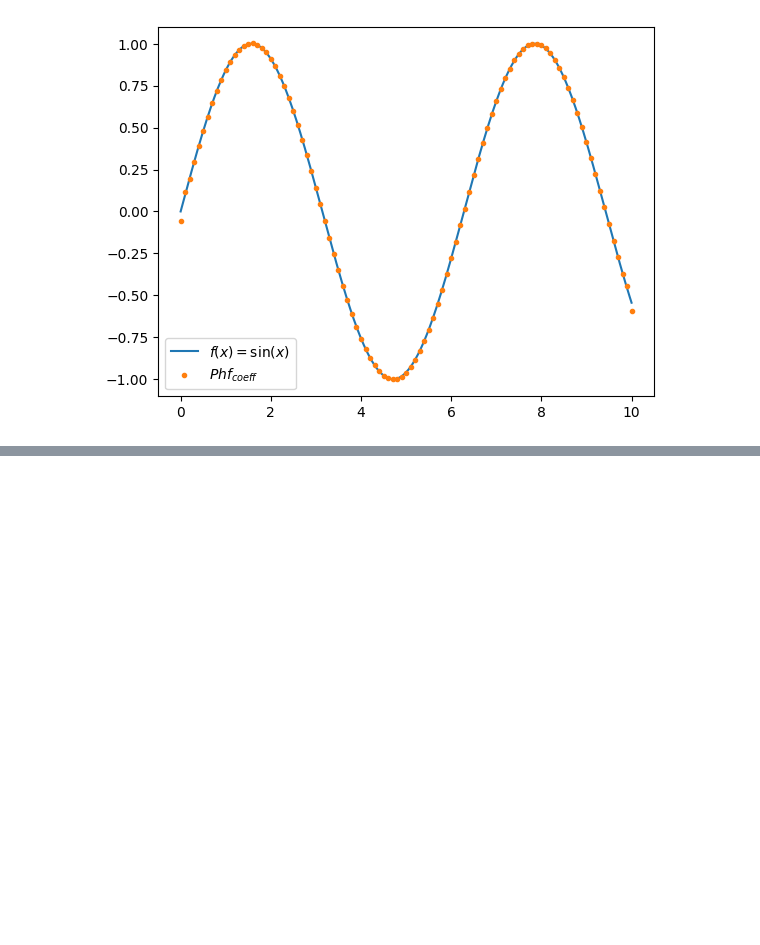
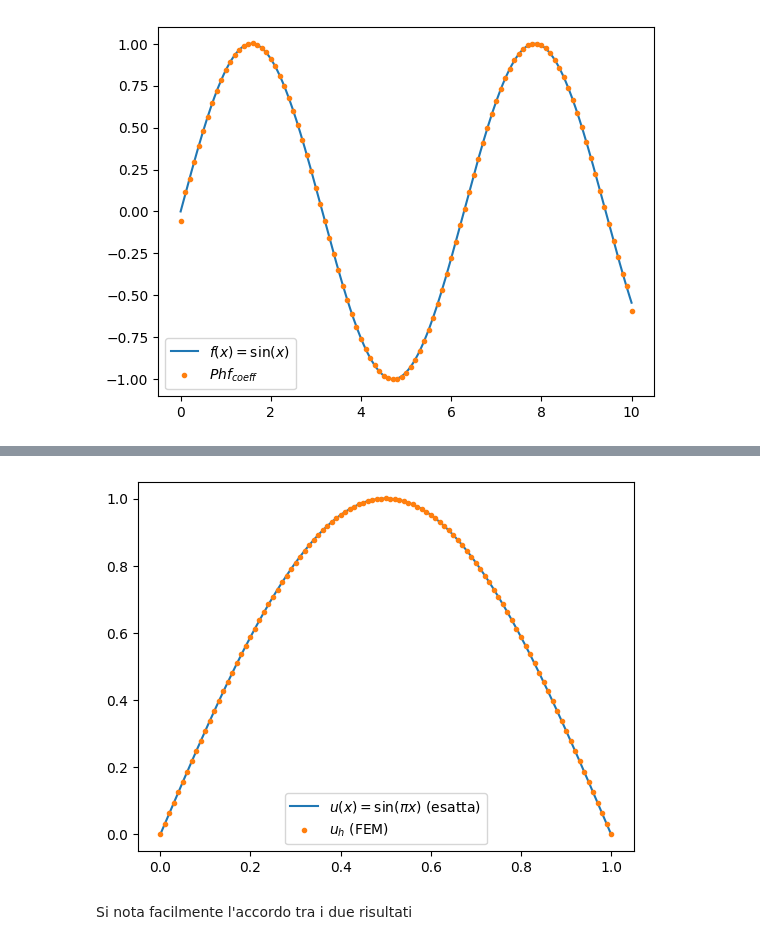
Before and after one commit to RobertoRiccucci/Analisi-agli-elementi-finiti-FEA-, a Jupyter notebook: Teoria/Teoria.ipynb, the cells around one changed output, grey strips where cells are left out. Cells and saved outputs as stored; diff of their text form; code cells hidden in the pictures; blank space fills up the shorter version.

```diff
--- a/Teoria/Teoria.ipynb
+++ b/Teoria/Teoria.ipynb
@@ -313,0 +513,56 @@ plt.show()
+# %%
+import numpy as np
+from matplotlib import pyplot as plt
+
+# Consideriamo l'intervallo I = [0, 1]
+x_a, x_b = 0, 1
+n = 100
+lunghezza_I = x_b - x_a
+H = np.linspace(x_a, x_b, n+1) # array dei nodi (n+1 nodi)
+h = lunghezza_I / n  # lunghezza di ciascun sottointervallo
+
+# Funzione presa in esame
+def f(x):
+    return np.pi**2 * np.sin(np.pi * x)
+
+# Soluzione esatta (per il confronto)
+def u_exact(x):
+    return np.sin(np.pi * x)
+
+# Troviamo la matrice A
+A = np.zeros((n+1, n+1))
+for i in range(n):
+    A[i,   i]   += 1/h
+    A[i+1, i]   -= 1/h
+    A[i,   i+1] -= 1/h
+    A[i+1, i+1] += 1/h
+
+# Troviamo il vettore b
+b = np.zeros(n+1)
+for i in range(n):
+    b[i]   += f(H[i])   * h / 2
+    b[i+1] += f(H[i+1]) * h / 2
+
+# ---- Imposizione delle condizioni di Dirichlet u(0) = u(1) = 0 ----
+# Togliamo la prima e l'ultima riga/colonna del sistema
+A_int = A[1:-1, 1:-1]
+b_int = b[1:-1]
+
+# Risoluzione del sistema ridotto
+u_int = np.linalg.solve(A_int, b_int)
+
+#Ricostruzione della soluzione completa, includendo i nodi di bordo
+u_h = np.zeros(n+1)
+u_h[1:-1] = u_int
+
+# Plot dei risultati
+asse_x = np.linspace(x_a, x_b, 1000)
+
+plt.plot(asse_x, u_exact(asse_x), label=r"$u(x) = \sin(\pi x)$ (esatta)")
+plt.errorbar(H, u_h, fmt=".", label=r"$u_h$ (FEM)")
+plt.legend()
+plt.show()
+# %% [output]
+[figure, added]
+# %% [markdown]
+Si nota facilmente l'accordo tra i due risultati
```
Also changed, not shown: parts of 4 cells of this notebook, 2 other files.
